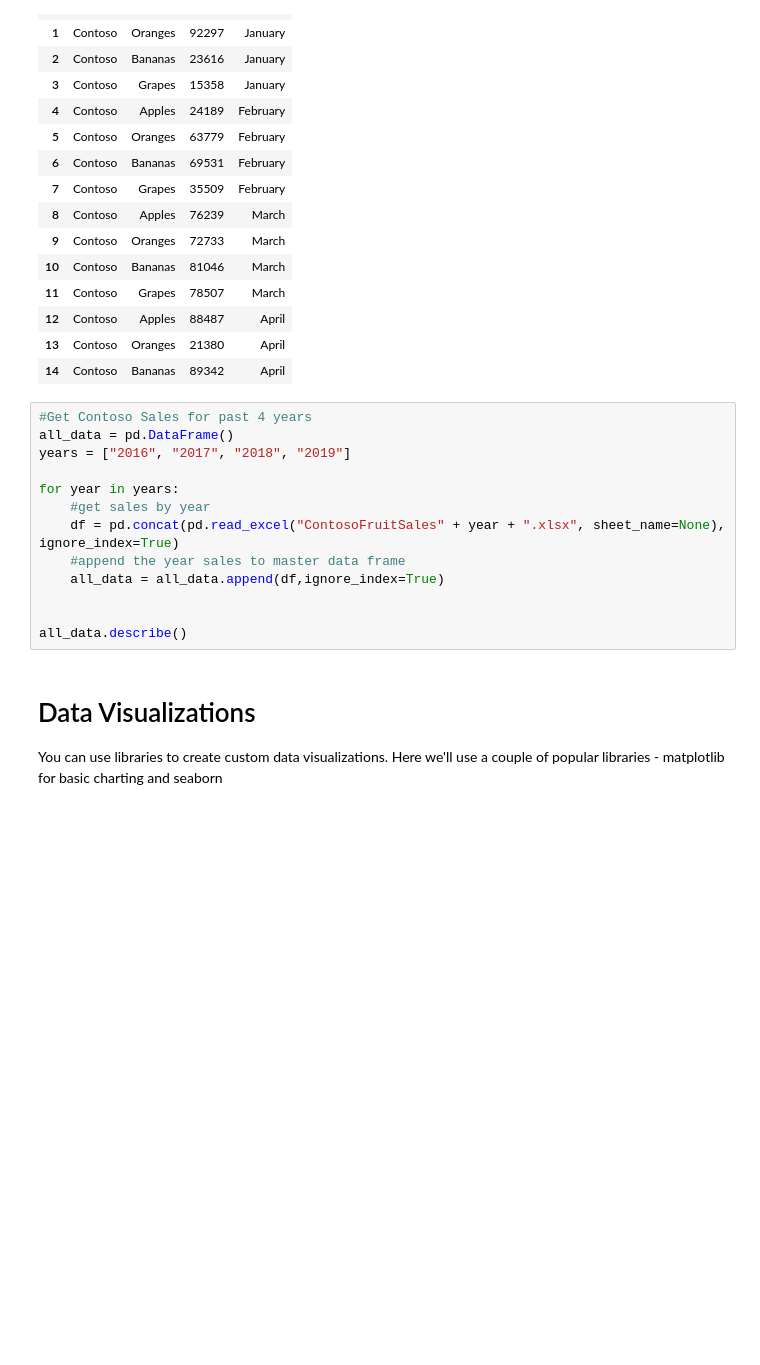
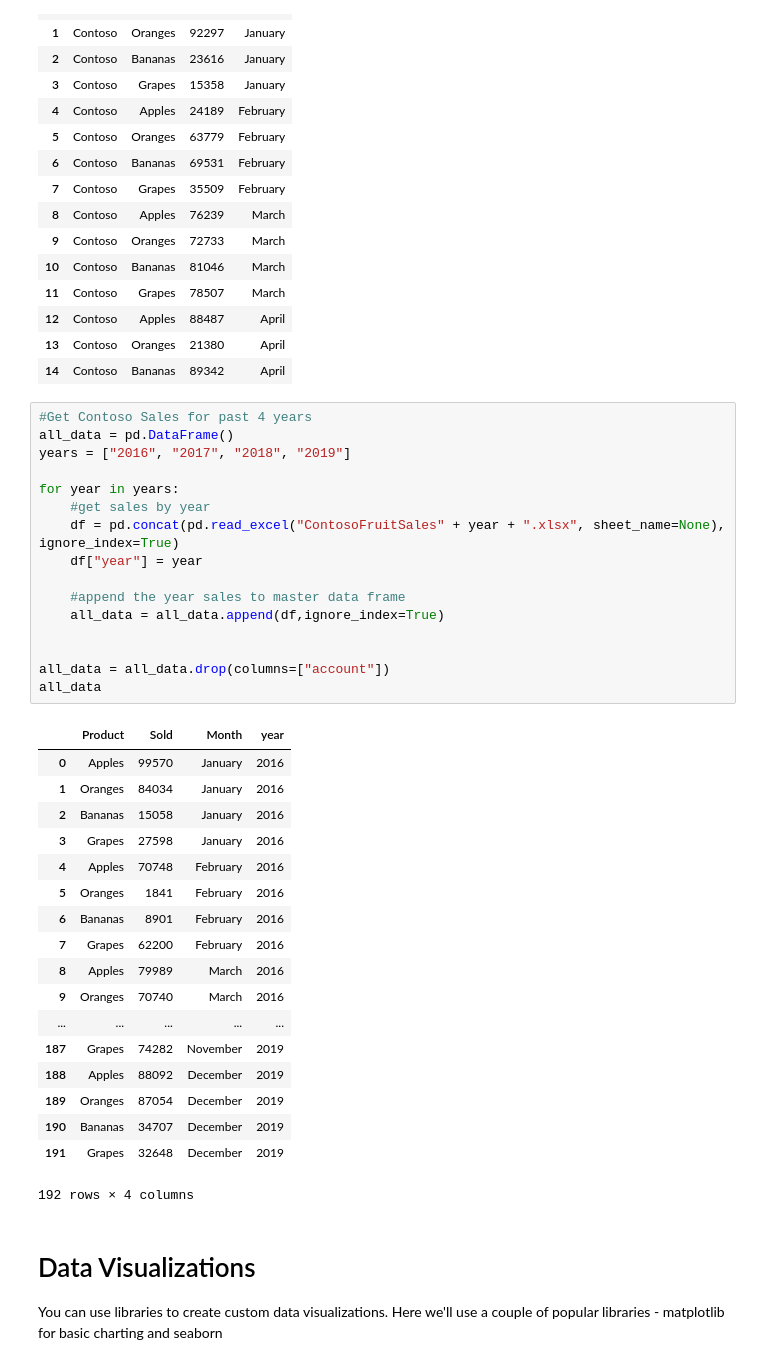
Before and after one commit to keyur32/PythonIntroForMVPs, a Jupyter notebook: notebooks/Python 101 for MVPs.ipynb, the cells around one changed output. Drawn from its saved outputs; the diff is of its cells as text; blank space fills up the shorter version.

```diff
--- a/notebooks/Python 101 for MVPs.ipynb
+++ b/notebooks/Python 101 for MVPs.ipynb
@@ -92,16 +96,38 @@ df19.head(15)
 # %%
 #Get Contoso Sales for past 4 years
 all_data = pd.DataFrame()
 years = ["2016", "2017", "2018", "2019"]
 
 for year in years:
     #get sales by year
     df = pd.concat(pd.read_excel("ContosoFruitSales" + year + ".xlsx", sheet_name=None), ignore_index=True)
+    df["year"] = year
+
     #append the year sales to master data frame
     all_data = all_data.append(df,ignore_index=True)
 
 
-all_data.describe()
+all_data = all_data.drop(columns=["account"])
+all_data
+# %% [output]
+|  | Product | Sold | Month | year |
+| 0 | Apples | 99570 | January | 2016 |
+| 1 | Oranges | 84034 | January | 2016 |
+| 2 | Bananas | 15058 | January | 2016 |
+| 3 | Grapes | 27598 | January | 2016 |
+| 4 | Apples | 70748 | February | 2016 |
+| 5 | Oranges | 1841 | February | 2016 |
+| 6 | Bananas | 8901 | February | 2016 |
+| 7 | Grapes | 62200 | February | 2016 |
+| 8 | Apples | 79989 | March | 2016 |
+| 9 | Oranges | 70740 | March | 2016 |
+| ... | ... | ... | ... | ... |
+| 187 | Grapes | 74282 | November | 2019 |
+| 188 | Apples | 88092 | December | 2019 |
+| 189 | Oranges | 87054 | December | 2019 |
+| 190 | Bananas | 34707 | December | 2019 |
+| 191 | Grapes | 32648 | December | 2019 |
+192 rows × 4 columns
 # %% [markdown]
 # Data Visualizations
 You can use libraries to create custom data visualizations. Here we'll use a couple of popular libraries - matplotlib for basic charting and seaborn
```
Also changed, not shown: parts of 13 cells of this notebook.
